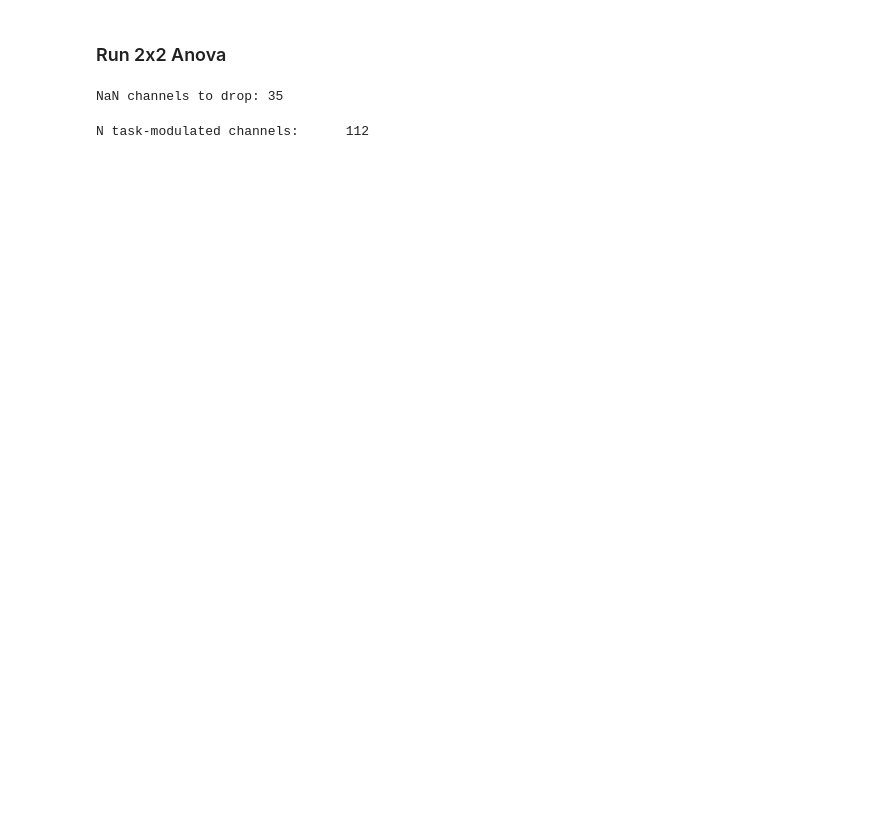
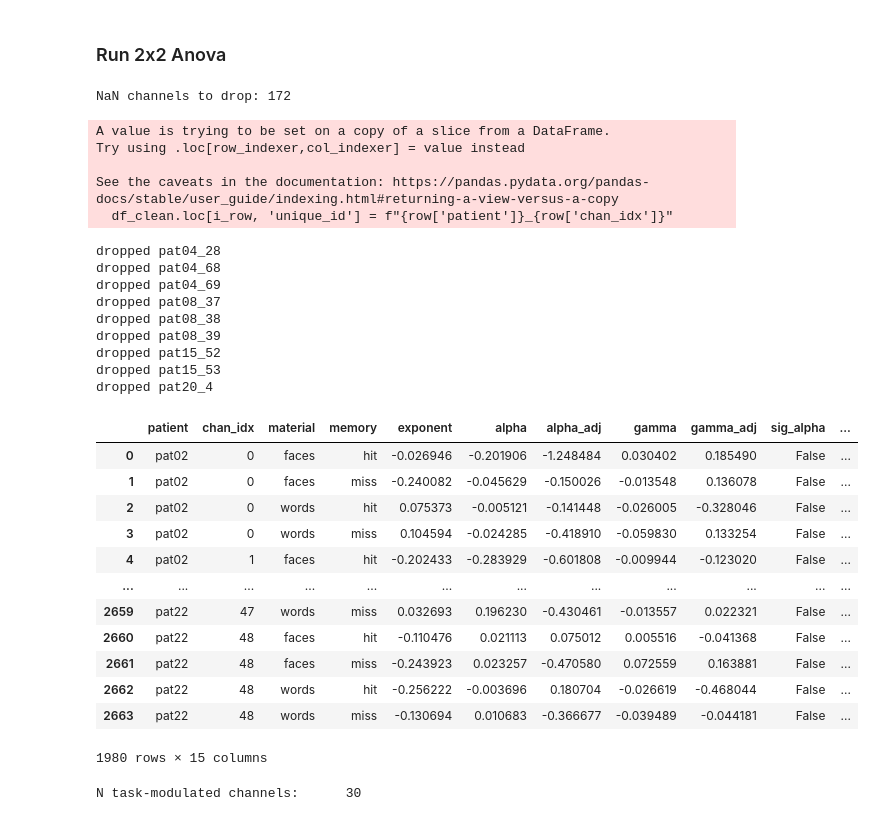
Before and after one commit to voytekresearch/oscillation_vs_exponent, a Jupyter notebook: notebooks/sme.ipynb, the cells around one changed output. Cells and saved outputs as stored; diff of their text form; code cells hidden in the pictures; blank space fills up the shorter version.

```diff
--- a/notebooks/sme.ipynb
+++ b/notebooks/sme.ipynb
@@ -102,22 +103,61 @@ df_merge
 ### Run 2x2 Anova
 # %%
 # drop missing data channels
+
+# drop NaN
 df_merge['drop'] = False
-
 for i_row, row in df_merge.iterrows():
-    if np.isnan(row['exponent']):
+    if ((np.isnan(row['exponent'])) | (np.isnan(row['alpha'])) | (np.isnan(row['alpha_adj'])) | (np.isnan(row['gamma'])) | (np.isnan(row['gamma_adj']))):
         df_merge.loc[((df_merge['patient']==row['patient']) & (df_merge['chan_idx']==row['chan_idx'])), 'drop'] = True
-
 df_clean = df_merge.loc[~df_merge['drop']]
 print(f"NaN channels to drop: {int(np.sum(df_merge['drop'])/4)}")
+
+# add unique_id column
+for i_row, row in df_clean.iterrows():
+    df_clean.loc[i_row, 'unique_id'] = f"{row['patient']}_{row['chan_idx']}"
+
+# drop rows that are not represented in each conditions
+for id in df_clean['unique_id'].unique():
+    if len(df_clean.loc[df_clean['unique_id']==id]) != 4:
+        df_clean = df_clean.loc[df_clean['unique_id']!=id]
+        print(f"dropped {id}")
+
+df_clean
 # %% [output]
-NaN channels to drop: 35
+NaN channels to drop: 172
+A value is trying to be set on a copy of a slice from a DataFrame.
+Try using .loc[row_indexer,col_indexer] = value instead
+
+See the caveats in the documentation: https://pandas.pydata.org/pandas-docs/stable/user_guide/indexing.html#returning-a-view-versus-a-copy
+  df_clean.loc[i_row, 'unique_id'] = f"{row['patient']}_{row['chan_idx']}"
+dropped pat04_28
+dropped pat04_68
+dropped pat04_69
+dropped pat08_37
+dropped pat08_38
+dropped pat08_39
+dropped pat15_52
+dropped pat15_53
+dropped pat20_4
+|  | patient | chan_idx | material | memory | exponent | alpha | alpha_adj | gamma | gamma_adj | sig_alpha | ... |
+| 0 | pat02 | 0 | faces | hit | -0.026946 | -0.201906 | -1.248484 | 0.030402 | 0.185490 | False | ... |
+| 1 | pat02 | 0 | faces | miss | -0.240082 | -0.045629 | -0.150026 | -0.013548 | 0.136078 | False | ... |
+| 2 | pat02 | 0 | words | hit | 0.075373 | -0.005121 | -0.141448 | -0.026005 | -0.328046 | False | ... |
+| 3 | pat02 | 0 | words | miss | 0.104594 | -0.024285 | -0.418910 | -0.059830 | 0.133254 | False | ... |
+| 4 | pat02 | 1 | faces | hit | -0.202433 | -0.283929 | -0.601808 | -0.009944 | -0.123020 | False | ... |
+| ... | ... | ... | ... | ... | ... | ... | ... | ... | ... | ... | ... |
+| 2659 | pat22 | 47 | words | miss | 0.032693 | 0.196230 | -0.430461 | -0.013557 | 0.022321 | False | ... |
+| 2660 | pat22 | 48 | faces | hit | -0.110476 | 0.021113 | 0.075012 | 0.005516 | -0.041368 | False | ... |
+| 2661 | pat22 | 48 | faces | miss | -0.243923 | 0.023257 | -0.470580 | 0.072559 | 0.163881 | False | ... |
+| 2662 | pat22 | 48 | words | hit | -0.256222 | -0.003696 | 0.180704 | -0.026619 | -0.468044 | False | ... |
+| 2663 | pat22 | 48 | words | miss | -0.130694 | 0.010683 | -0.366677 | -0.039489 | -0.044181 | False | ... |
+1980 rows × 15 columns
 # %%
-# get tak-modulated channels
-df_tm = df_clean.loc[df_clean['sig']]
-print(f"N task-modulated channels: \t{int(len(df_tm)/4)}")
+# get task-modulated channels
+df_sig = df_clean.loc[df_clean['sig_all']]
+print(f"N task-modulated channels: \t{int(len(df_sig)/4)}")
 # %% [output]
-N task-modulated channels:      112
+N task-modulated channels:      30
 # %%
 # run 2-way anova (memory x material)
 
```
Also changed, not shown: parts of 6 cells of this notebook.
